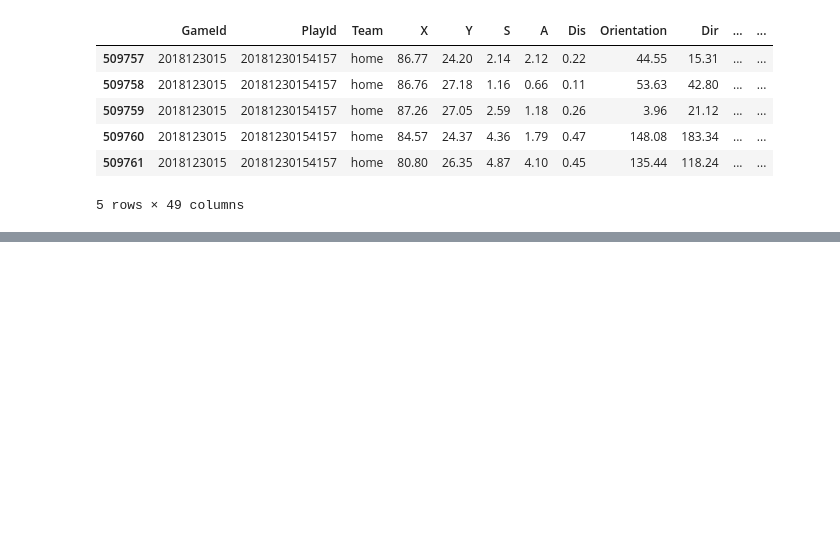
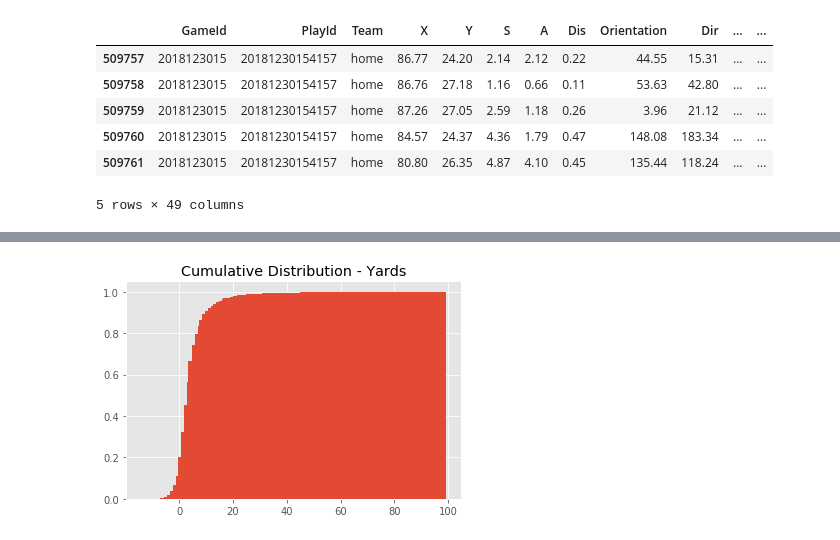
Before and after one commit to HQuality/Kagglez, a Jupyter notebook: nfl-2020/NFL2020.ipynb, the cells around one changed output, grey strips where cells are left out. Cells and saved outputs as stored; diff of their text form; code cells hidden in the pictures; blank space fills up the shorter version.

```diff
--- a/nfl-2020/NFL2020.ipynb
+++ b/nfl-2020/NFL2020.ipynb
@@ -114,0 +344,5 @@ git_
+# %%
+df["Yards"].hist(density = True, cumulative = True, bins = 200)
+plt.title('Cumulative Distribution - Yards');
+# %% [output]
+[figure, added]
```
Also changed, not shown: parts of 7 cells of this notebook.
